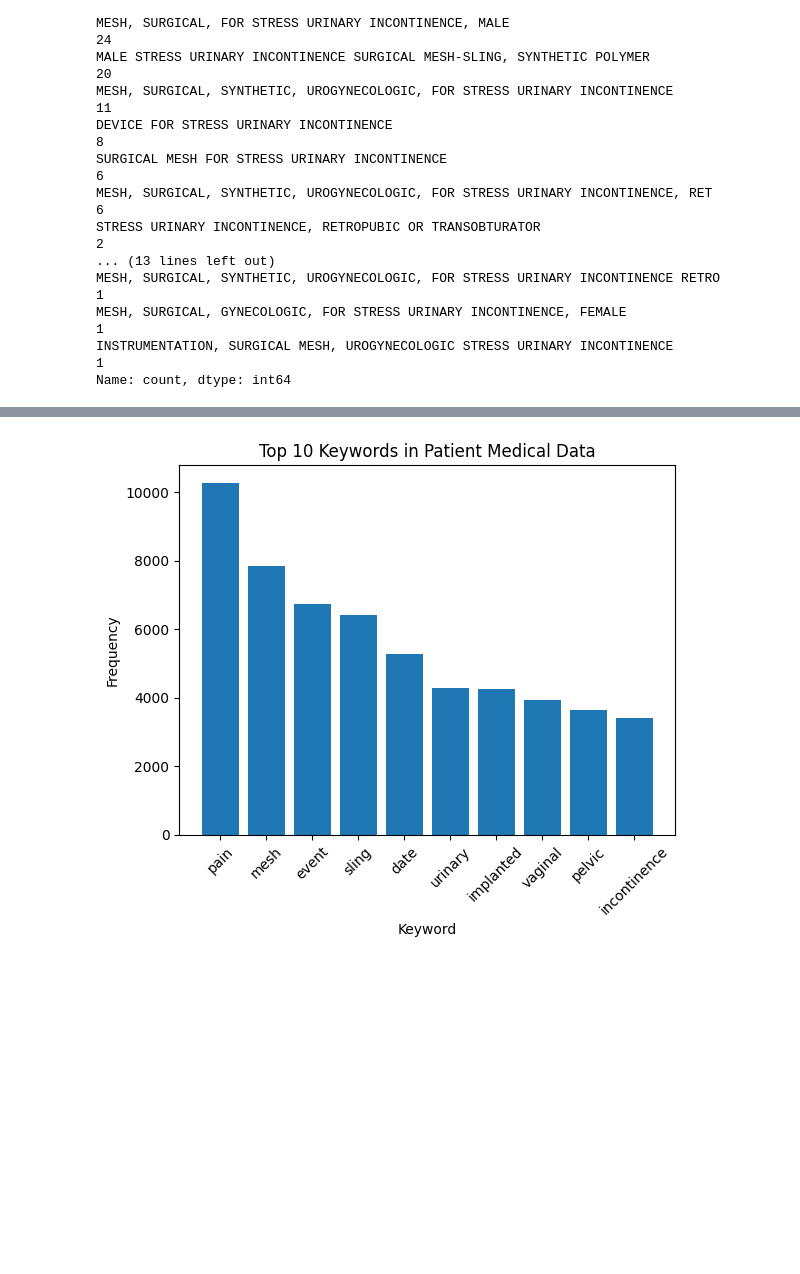
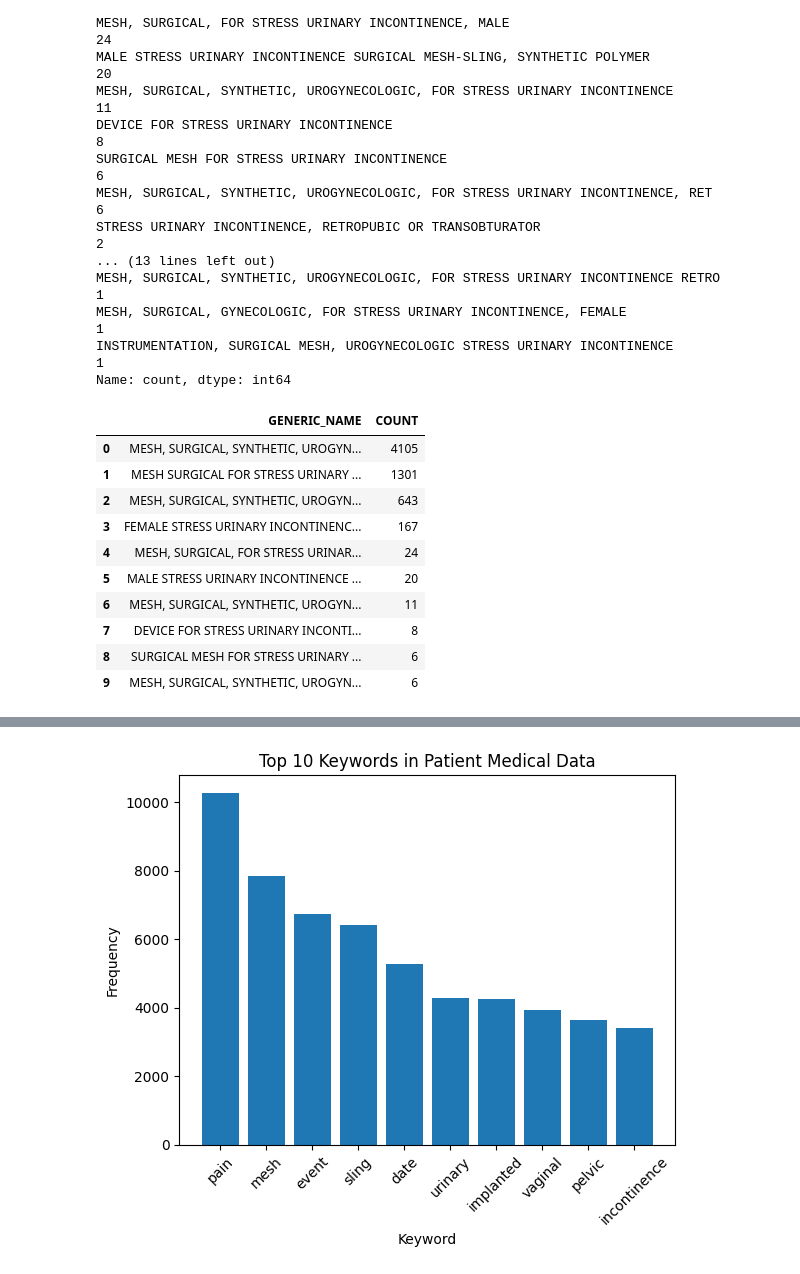
Before and after one commit to KaneZhao/Adverse-Events-in-Female-Stress-Urinary-Incontinence, a Jupyter notebook: EDA.ipynb, the cells around one changed output, grey strips where cells are left out. Drawn from its saved outputs; the diff is of its cells as text; code cells hidden in the pictures; blank space fills up the shorter version.

```diff
--- a/EDA.ipynb
+++ b/EDA.ipynb
@@ -37,5 +57,19 @@ MESH, SURGICAL, SYNTHETIC, UROGYNECOLOGIC, FOR STRESS URINARY INCONTINENCE RETRO
 MESH, SURGICAL, GYNECOLOGIC, FOR STRESS URINARY INCONTINENCE, FEMALE                                      1
 INSTRUMENTATION, SURGICAL MESH, UROGYNECOLOGIC STRESS URINARY INCONTINENCE                                1
 Name: count, dtype: int64
+# %%
+category_generic_name.head(10)
+# %% [output]
+|  | GENERIC_NAME | COUNT |
+| 0 | MESH, SURGICAL, SYNTHETIC, UROGYN... | 4105 |
+| 1 | MESH SURGICAL FOR STRESS URINARY ... | 1301 |
+| 2 | MESH, SURGICAL, SYNTHETIC, UROGYN... | 643 |
+| 3 | FEMALE STRESS URINARY INCONTINENC... | 167 |
+| 4 | MESH, SURGICAL, FOR STRESS URINAR... | 24 |
+| 5 | MALE STRESS URINARY INCONTINENCE ... | 20 |
+| 6 | MESH, SURGICAL, SYNTHETIC, UROGYN... | 11 |
+| 7 | DEVICE FOR STRESS URINARY INCONTI... | 8 |
+| 8 | SURGICAL MESH FOR STRESS URINARY ... | 6 |
+| 9 | MESH, SURGICAL, SYNTHETIC, UROGYN... | 6 |
 # %%
 def categorize_generic_name(name):
```
Also changed, not shown: parts of 12 cells of this notebook.
